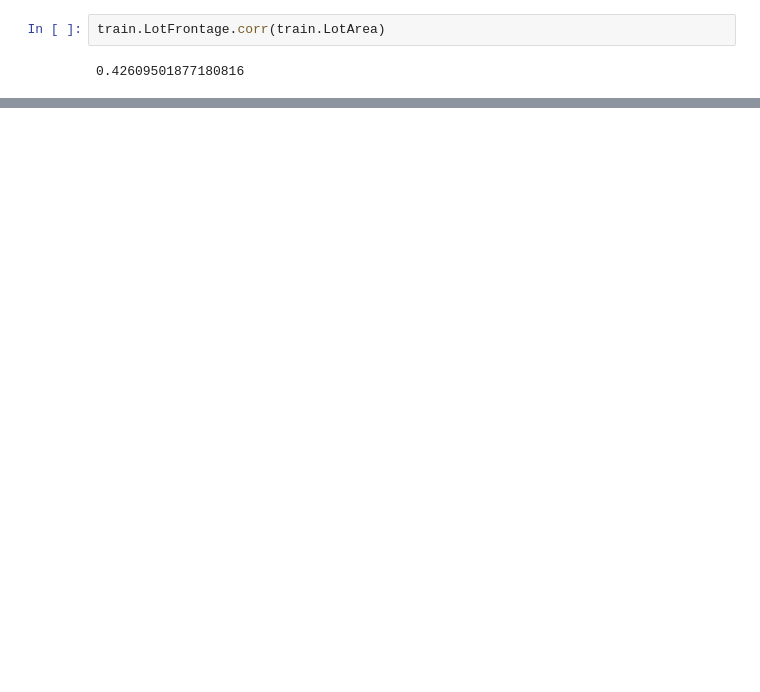
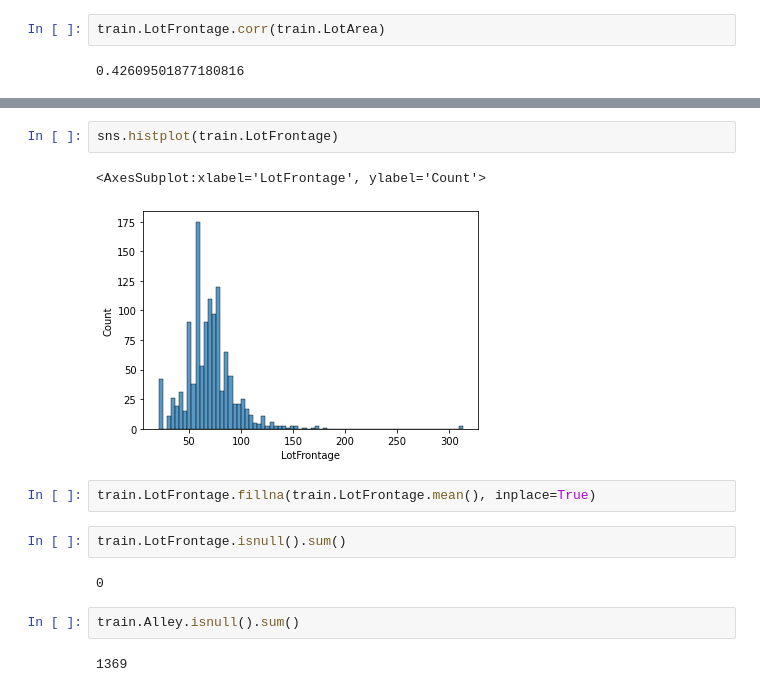
Before and after one commit to gulakkoc/My_Machine_Learning_Practices, a Jupyter notebook: My_Notes/Projects/house-prices_Linear_reg/Linear_Reg_Practice_1.ipynb, the cells around one changed output, grey strips where cells are left out. Cells and saved outputs as stored; diff of their text form; blank space fills up the shorter version.

```diff
--- a/My_Notes/Projects/house-prices_Linear_reg/Linear_Reg_Practice_1.ipynb
+++ b/My_Notes/Projects/house-prices_Linear_reg/Linear_Reg_Practice_1.ipynb
@@ -207,0 +227,15 @@ train.LotFrontage.corr(train.LotArea)
+# %%
+sns.histplot(train.LotFrontage)
+# %% [output]
+<AxesSubplot:xlabel='LotFrontage', ylabel='Count'>
+[figure, added]
+# %%
+train.LotFrontage.fillna(train.LotFrontage.mean(), inplace=True)
+# %%
+train.LotFrontage.isnull().sum()
+# %% [output]
+0
+# %%
+train.Alley.isnull().sum()
+# %% [output]
+1369
```
Also changed, not shown: parts of 7 cells of this notebook, 1 other file.
